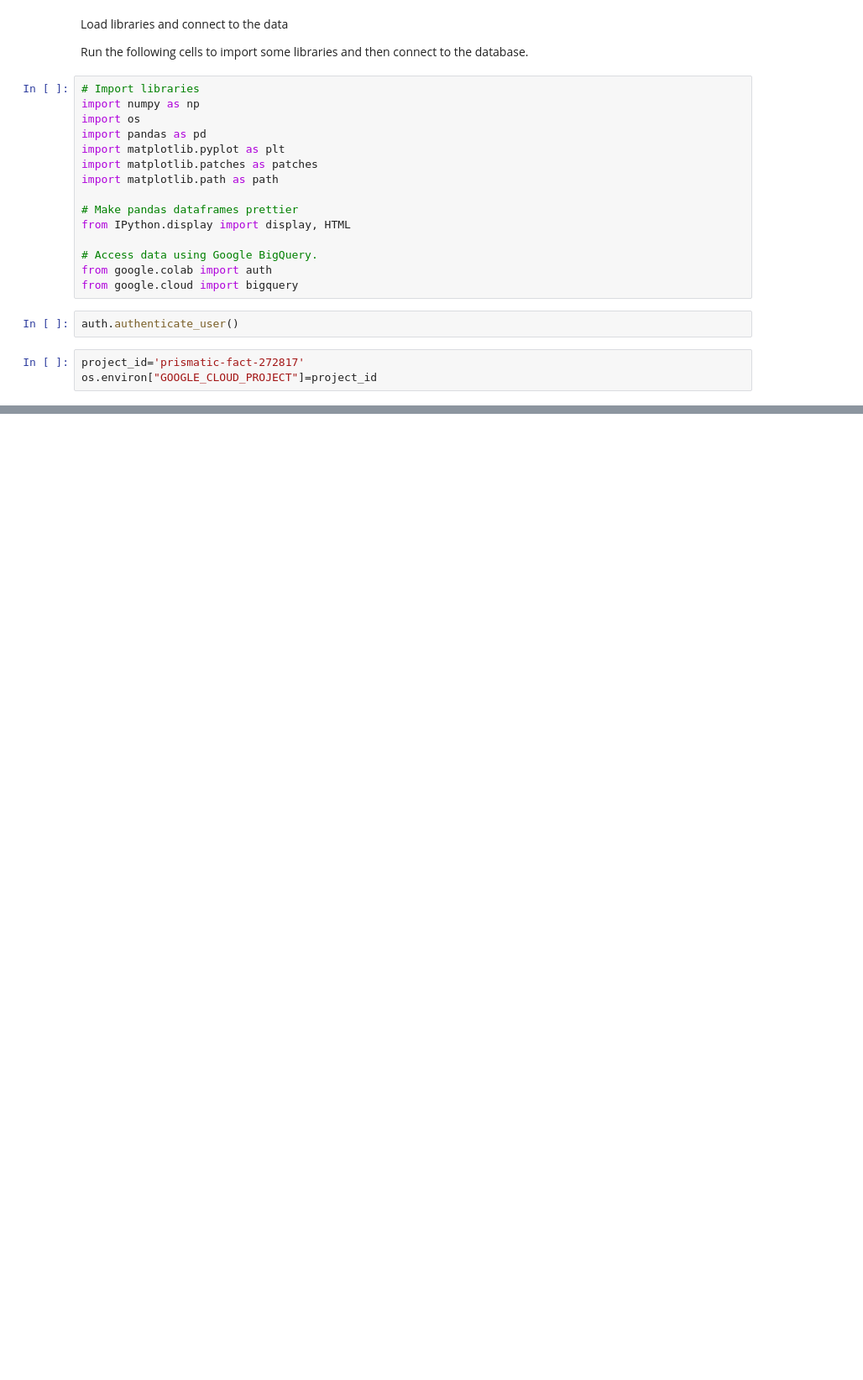
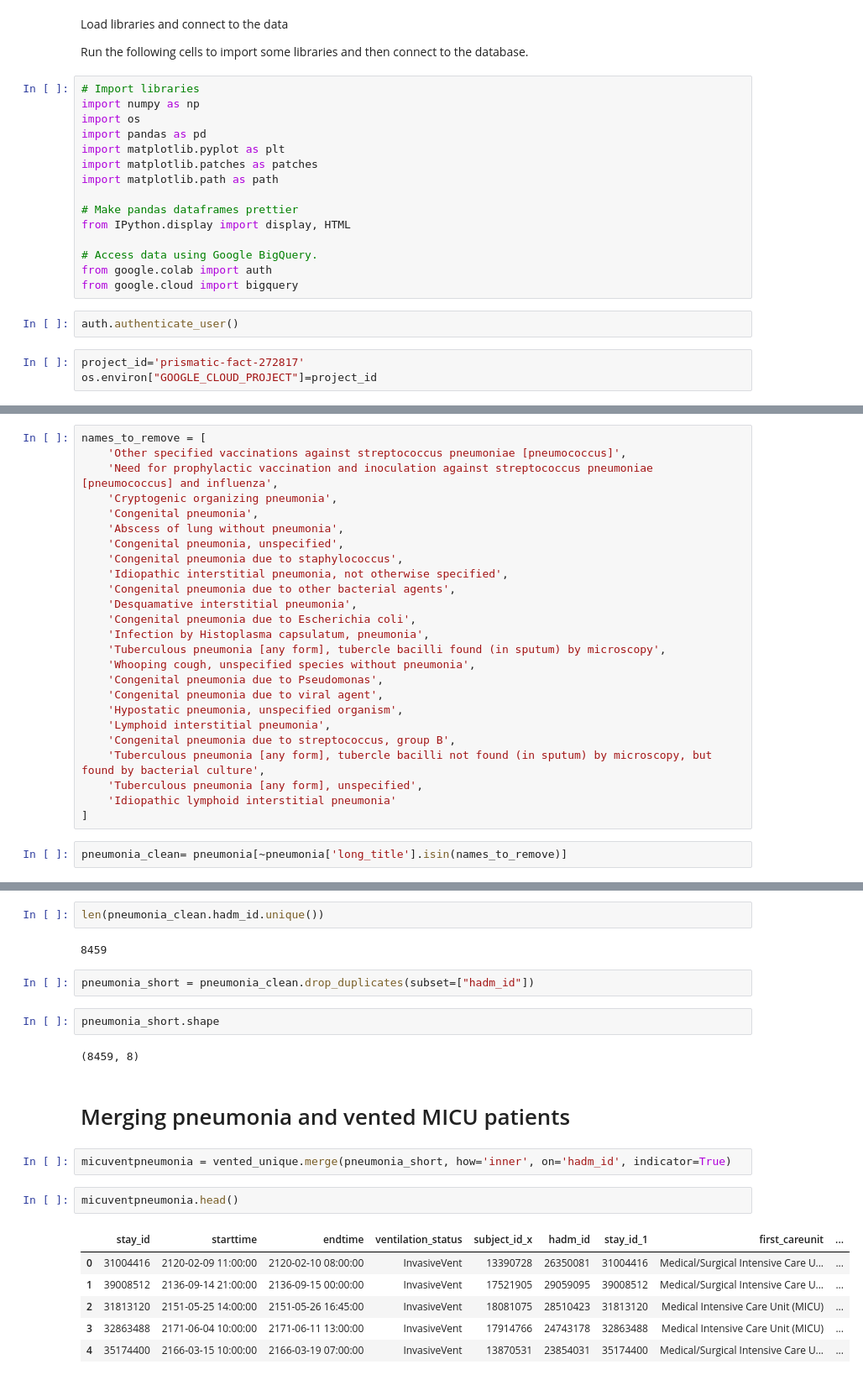
Before and after one commit to cloverbunny/mimic-iv, a Jupyter notebook: c14_combine_mimic_files3_20_22.ipynb, the cells around one changed output, grey strips where cells are left out. Shown: that part at 84% size. Saved outputs shown, nothing was run; the diff lists cells and outputs as text; blank space fills up the shorter version.

```diff
--- a/c14_combine_mimic_files3_20_22.ipynb
+++ b/c14_combine_mimic_files3_20_22.ipynb
@@ -126,0 +118,27 @@ patient[patient[adheight_col] < 10] = None
+# %%
+names_to_remove = [
+    'Other specified vaccinations against streptococcus pneumoniae [pneumococcus]',
+    'Need for prophylactic vaccination and inoculation against streptococcus pneumoniae [pneumococcus] and influenza',
+    'Cryptogenic organizing pneumonia',
+    'Congenital pneumonia',
+    'Abscess of lung without pneumonia',
+    'Congenital pneumonia, unspecified',
+    'Congenital pneumonia due to staphylococcus',
+    'Idiopathic interstitial pneumonia, not otherwise specified',
+    'Congenital pneumonia due to other bacterial agents',
+    'Desquamative interstitial pneumonia',
+    'Congenital pneumonia due to Escherichia coli',
+    'Infection by Histoplasma capsulatum, pneumonia',
+    'Tuberculous pneumonia [any form], tubercle bacilli found (in sputum) by microscopy',
+    'Whooping cough, unspecified species without pneumonia',
+    'Congenital pneumonia due to Pseudomonas',
+    'Congenital pneumonia due to viral agent',
+    'Hypostatic pneumonia, unspecified organism',
+    'Lymphoid interstitial pneumonia',
+    'Congenital pneumonia due to streptococcus, group B',
+    'Tuberculous pneumonia [any form], tubercle bacilli not found (in sputum) by microscopy, but found by bacterial culture',
+    'Tuberculous pneumonia [any form], unspecified',
+    'Idiopathic lymphoid interstitial pneumonia'
+]
+# %%
+pneumonia_clean= pneumonia[~pneumonia['long_title'].isin(names_to_remove)]
@@ -126,0 +169,23 @@ patient[patient[adheight_col] < 10] = None
+# %%
+len(pneumonia_clean.hadm_id.unique())
+# %% [output]
+8459
+# %%
+pneumonia_short = pneumonia_clean.drop_duplicates(subset=["hadm_id"])
+# %%
+pneumonia_short.shape
+# %% [output]
+(8459, 8)
+# %% [markdown]
+# Merging pneumonia and vented MICU patients
+# %%
+micuventpneumonia = vented_unique.merge(pneumonia_short, how='inner', on='hadm_id', indicator=True)
+# %%
+micuventpneumonia.head()
+# %% [output]
+|  | stay_id | starttime | endtime | ventilation_status | subject_id_x | hadm_id | stay_id_1 | first_careunit | ... |
+| 0 | 31004416 | 2120-02-09 11:00:00 | 2120-02-10 08:00:00 | InvasiveVent | 13390728 | 26350081 | 31004416 | Medical/Surgical Intensive Care U... | ... |
+| 1 | 39008512 | 2136-09-14 21:00:00 | 2136-09-15 00:00:00 | InvasiveVent | 17521905 | 29059095 | 39008512 | Medical/Surgical Intensive Care U... | ... |
+| 2 | 31813120 | 2151-05-25 14:00:00 | 2151-05-26 16:45:00 | InvasiveVent | 18081075 | 28510423 | 31813120 | Medical Intensive Care Unit (MICU) | ... |
+| 3 | 32863488 | 2171-06-04 10:00:00 | 2171-06-11 13:00:00 | InvasiveVent | 17914766 | 24743178 | 32863488 | Medical Intensive Care Unit (MICU) | ... |
+| 4 | 35174400 | 2166-03-15 10:00:00 | 2166-03-19 07:00:00 | InvasiveVent | 13870531 | 23854031 | 35174400 | Medical/Surgical Intensive Care U... | ... |
```
Also changed, not shown: parts of 42 cells of this notebook.
